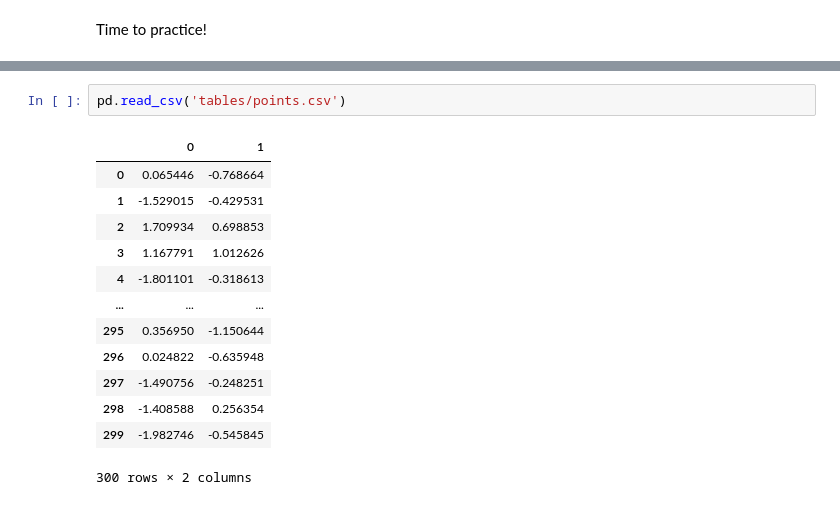
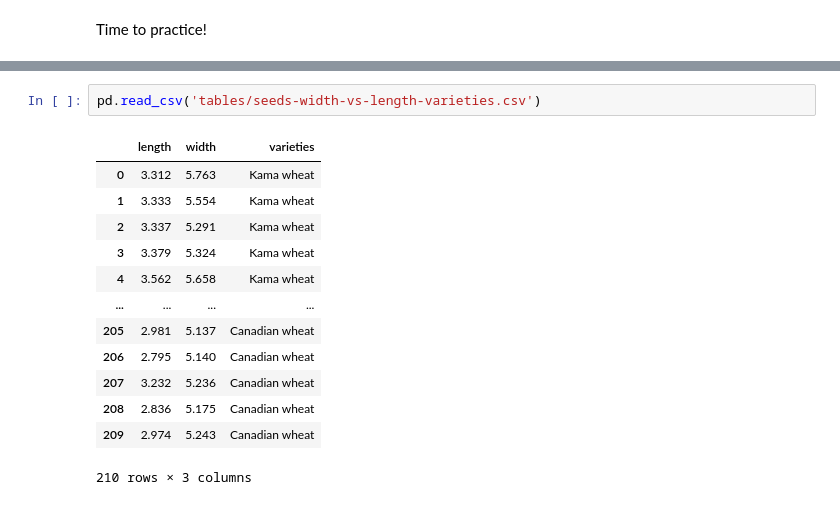
Before and after one commit to srgari/python, a Jupyter notebook: datacamp_study/machine learning/2_Unsupervised_learning_in_Python.ipynb, the cells around one changed output, grey strips where cells are left out. Cells and saved outputs as stored; diff of their text form.

```diff
--- a/datacamp_study/machine learning/2_Unsupervised_learning_in_Python.ipynb
+++ b/datacamp_study/machine learning/2_Unsupervised_learning_in_Python.ipynb
@@ -95,16 +164,16 @@ array([0, 2, 1, 0, 2, 0, 2, 2, 2, 1, 0, 2, 2, 1, 1, 2, 1, 1, 2, 2, 1, 2,
 # %%
-pd.read_csv('tables/points.csv')
+pd.read_csv('tables/seeds-width-vs-length-varieties.csv')
 # %% [output]
-|  | 0 | 1 |
-| 0 | 0.065446 | -0.768664 |
-| 1 | -1.529015 | -0.429531 |
-| 2 | 1.709934 | 0.698853 |
-| 3 | 1.167791 | 1.012626 |
-| 4 | -1.801101 | -0.318613 |
-| ... | ... | ... |
-| 295 | 0.356950 | -1.150644 |
-| 296 | 0.024822 | -0.635948 |
-| 297 | -1.490756 | -0.248251 |
-| 298 | -1.408588 | 0.256354 |
-| 299 | -1.982746 | -0.545845 |
+|  | length | width | varieties |
+| 0 | 3.312 | 5.763 | Kama wheat |
+| 1 | 3.333 | 5.554 | Kama wheat |
+| 2 | 3.337 | 5.291 | Kama wheat |
+| 3 | 3.379 | 5.324 | Kama wheat |
+| 4 | 3.562 | 5.658 | Kama wheat |
+| ... | ... | ... | ... |
+| 205 | 2.981 | 5.137 | Canadian wheat |
+| 206 | 2.795 | 5.140 | Canadian wheat |
+| 207 | 3.232 | 5.236 | Canadian wheat |
+| 208 | 2.836 | 5.175 | Canadian wheat |
+| 209 | 2.974 | 5.243 | Canadian wheat |
-300 rows × 2 columns
+210 rows × 3 columns
```
Also changed, not shown: parts of 12 cells of this notebook, 1 other file.
